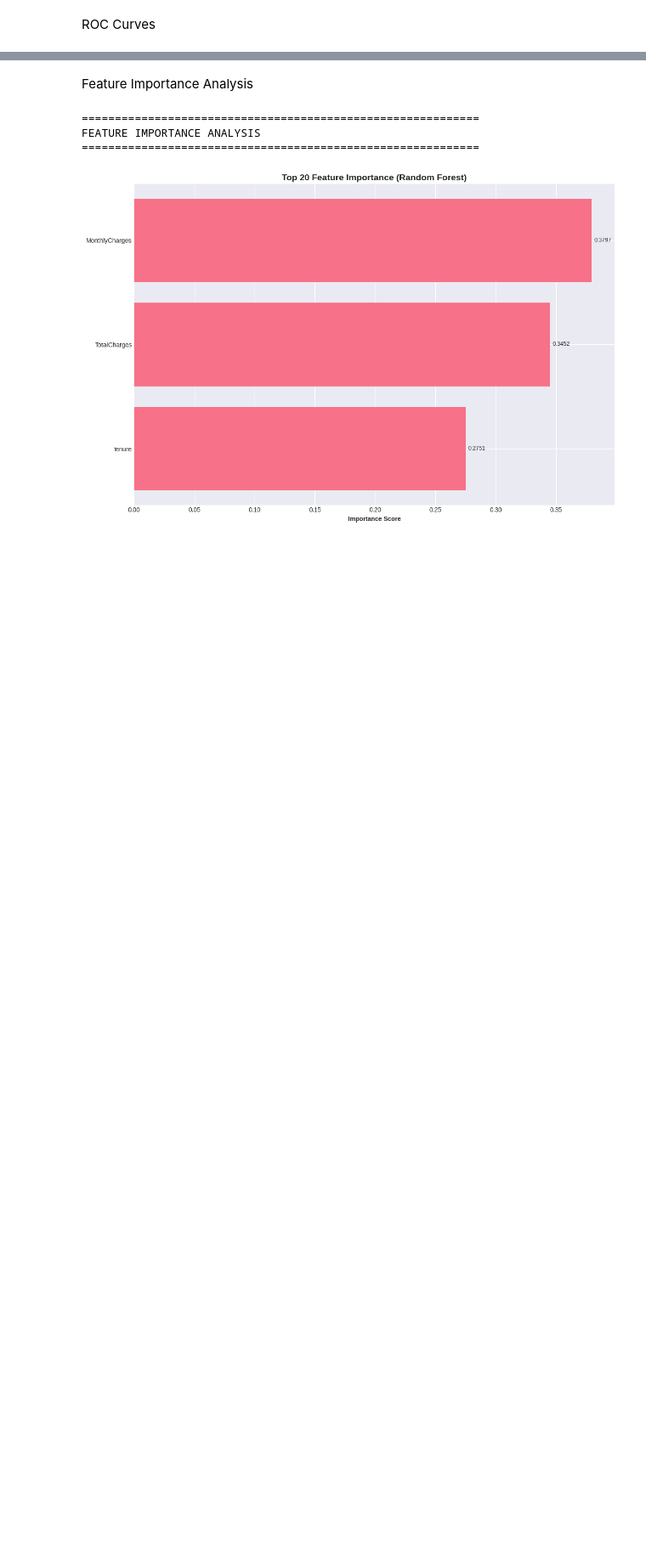
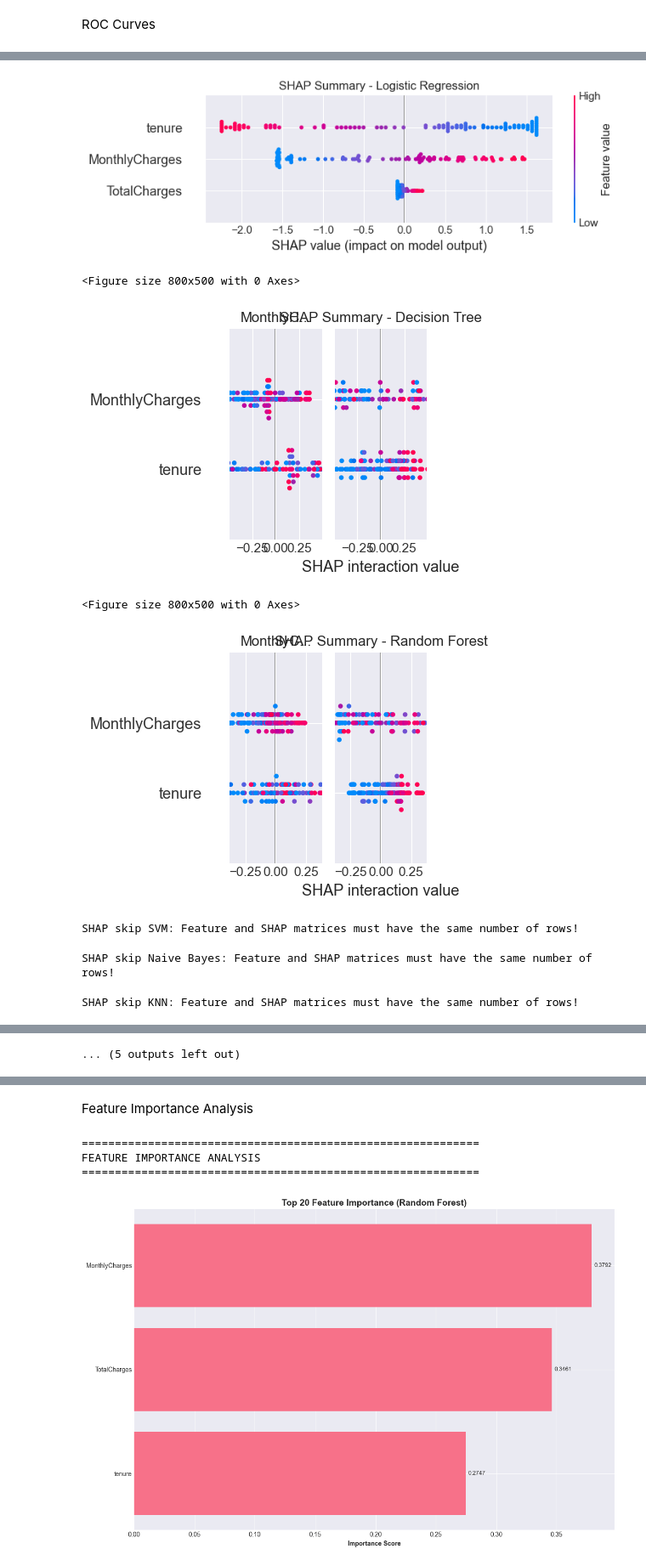
Before and after one commit to TasnimulIntazamAsif/Customer-Churn-Prediction, a Jupyter notebook: cynthia_churn.ipynb, the cells around one changed output, grey strips where cells are left out. Shown at 85% size. Cells and saved outputs as stored; diff of their text form; code cells hidden in the pictures; blank space fills up the shorter version.

```diff
--- a/cynthia_churn.ipynb
+++ b/cynthia_churn.ipynb
@@ -1545,0 +1515,43 @@ plt.show()
+# %%
+# SHAP explanations for each model (step by step)
+feature_names = list(X_train_selected.columns)
+X_bg = X_train_selected.sample(min(100, len(X_train_selected)), random_state=42)
+X_test_shap = X_test_selected.head(100)
+
+for result in results:
+    model_name = result['Model']
+    model_obj = result.get('Model Object')
+    if model_obj is None:
+        continue
+    shap_vals = None
+    if 'ANN' in model_name or 'CNN' in model_name or 'Ensemble Deep' in model_name:
+        continue  # Skip Keras models (need different input shape)
+    try:
+        if hasattr(model_obj, 'feature_importances_') or type(model_obj).__name__ in ('RandomForestClassifier', 'GradientBoostingClassifier', 'DecisionTreeClassifier', 'XGBClassifier', 'LGBMClassifier', 'CatBoostClassifier'):
+            explainer = shap.TreeExplainer(model_obj)
+            shap_vals = explainer.shap_values(X_test_shap)
+        elif type(model_obj).__name__ == 'LogisticRegression':
+            explainer = shap.LinearExplainer(model_obj, X_bg)
+            shap_vals = explainer.shap_values(X_test_shap)
+        else:
+            pred_fn = lambda x: model_obj.predict_proba(x)[:, 1]
+            explainer = shap.KernelExplainer(pred_fn, X_bg.head(50))
+            shap_vals = explainer.shap_values(X_test_shap.head(30))
+        if isinstance(shap_vals, list):
+            shap_vals = shap_vals[1]
+        plt.figure(figsize=(8, 5))
+        shap.summary_plot(shap_vals, X_test_shap, feature_names=feature_names, show=False, max_display=12)
+        plt.title(f'SHAP Summary - {model_name}')
+        plt.tight_layout()
+        plt.show()
+    except Exception as e:
+        print(f"SHAP skip {model_name}: {e}")
+# %% [output]
+[figure, added]
+<Figure size 800x500 with 0 Axes>
+[figure, added]
+<Figure size 800x500 with 0 Axes>
+[figure, added]
+SHAP skip SVM: Feature and SHAP matrices must have the same number of rows!
+SHAP skip Naive Bayes: Feature and SHAP matrices must have the same number of rows!
+SHAP skip KNN: Feature and SHAP matrices must have the same number of rows!
@@ -1545,0 +1562 @@ plt.show()
+... (5 outputs left out)
```
Also changed, not shown: parts of 24 cells of this notebook, 10 other files.
